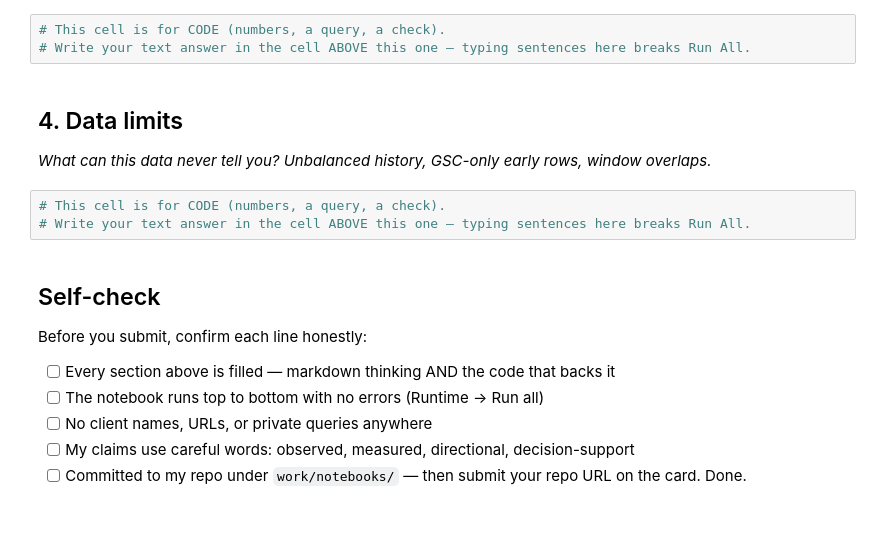
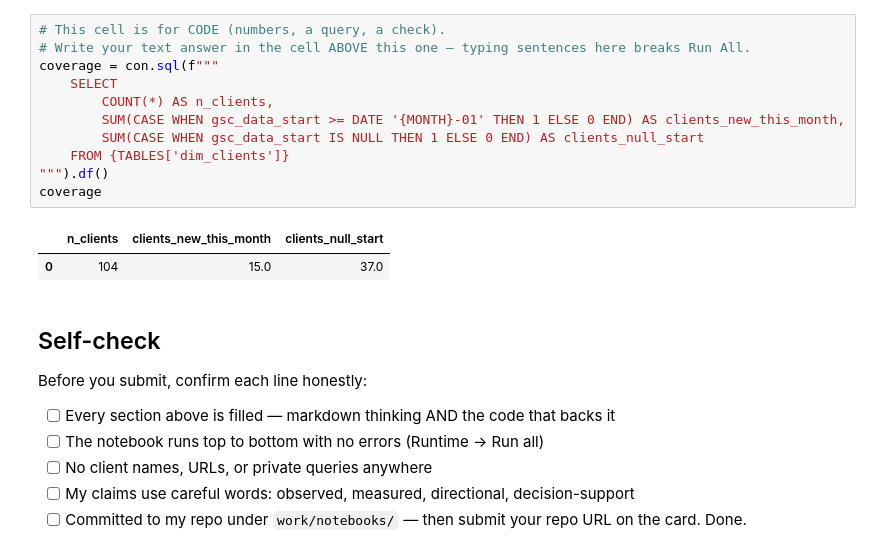
Before and after one commit to RamyaMuthumariappan/FlyRankAI, a Jupyter notebook: work/notebooks/w03_data_contract.ipynb, the cells around one changed output. Cells and saved outputs as stored; diff of their text form; blank space fills up the shorter version.

```diff
--- a/work/notebooks/w03_data_contract.ipynb
+++ b/work/notebooks/w03_data_contract.ipynb
@@ -27,13 +319,17 @@ This skeleton is yours to fill. Work the sections **in order** — each one has
 # %%
 # This cell is for CODE (numbers, a query, a check).
 # Write your text answer in the cell ABOVE this one — typing sentences here breaks Run All.
+coverage = con.sql(f"""
+    SELECT
+        COUNT(*) AS n_clients,
+        SUM(CASE WHEN gsc_data_start >= DATE '{MONTH}-01' THEN 1 ELSE 0 END) AS clients_new_this_month,
+        SUM(CASE WHEN gsc_data_start IS NULL THEN 1 ELSE 0 END) AS clients_null_start
+    FROM {TABLES['dim_clients']}
+""").df()
+coverage
+# %% [output]
+|  | n_clients | clients_new_this_month | clients_null_start |
+| 0 | 104 | 15.0 | 37.0 |
-# %% [markdown]
-## 4. Data limits
-
-*What can this data never tell you? Unbalanced history, GSC-only early rows, window overlaps.*
-# %%
-# This cell is for CODE (numbers, a query, a check).
-# Write your text answer in the cell ABOVE this one — typing sentences here breaks Run All.
 # %% [markdown]
 ## Self-check
 
```
Also changed, not shown: parts of 16 cells of this notebook.
